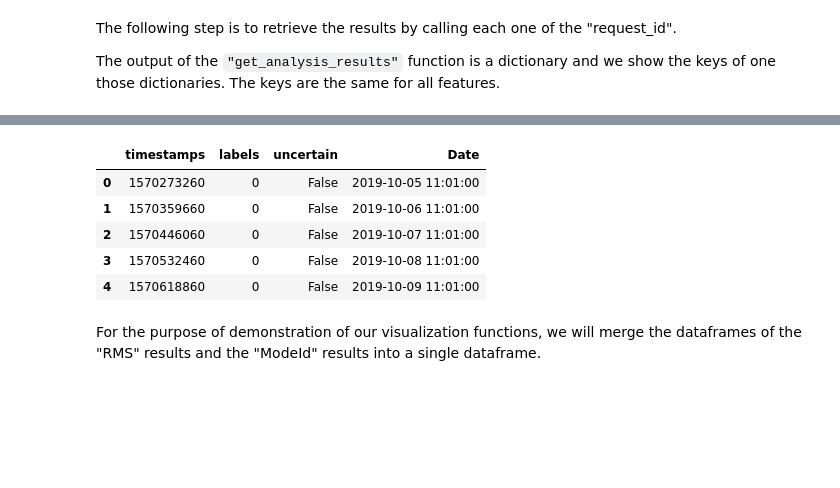
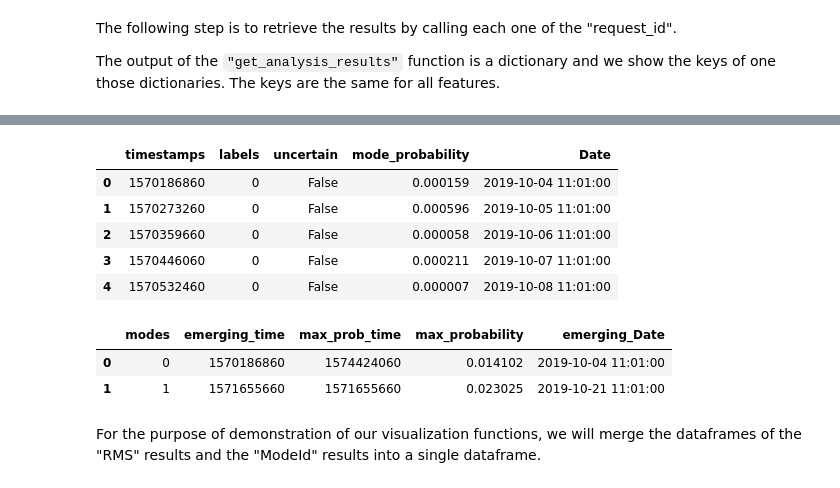
Before and after one commit to vikinganalytics/mvg, a Jupyter notebook: docs/source/content/examples/analysis_visual.ipynb, the cells around one changed output, grey strips where cells are left out. Cells and saved outputs as stored; diff of their text form; code cells hidden in the pictures; blank space fills up the shorter version.

```diff
--- a/docs/source/content/examples/analysis_visual.ipynb
+++ b/docs/source/content/examples/analysis_visual.ipynb
@@ -22,5 +26,5 @@ Note that the `TOKEN` is used both for authorization and authentication. Thus, e
 **You need to insert your token received from Viking Analytics here:
 # %%
 # Replace by your own Token
-VALID_TOKEN = "Add token here"
+VALID_TOKEN = os.environ['TEST_TOKEN']
 # %% [markdown]
@@ -161,10 +165,10 @@ The following step is to retrieve the results by calling each one of the "reques
 The output of the `"get_analysis_results"` function is a dictionary and we show the keys of one those dictionaries.
 The keys are the same for all features.
 # %%
-rms_table1 = session.get_analysis_results(request_id=REQUEST_IDS_u0001[0])
-mode_table1 = session.get_analysis_results(request_id=REQUEST_IDS_u0001[1])
-rms_table5 = session.get_analysis_results(request_id=REQUEST_IDS_u0005[0])
-mode_table5 = session.get_analysis_results(request_id=REQUEST_IDS_u0005[1])
+rms_output1 = session.get_analysis_results(request_id=REQUEST_IDS_u0001[0])
+mode_output1 = session.get_analysis_results(request_id=REQUEST_IDS_u0001[1])
+rms_output5 = session.get_analysis_results(request_id=REQUEST_IDS_u0005[0])
+mode_output5 = session.get_analysis_results(request_id=REQUEST_IDS_u0005[1])
 
-rms_table1.keys()
+rms_output1.keys()
 # %% [output]
@@ -201,14 +225,27 @@ Similarly to the "RMS" feature, the "timestamp" column is converted to a timesta
 # %%
-df_mode1 = pd.DataFrame(mode_table1["results"])
+mode_all1 = mode_output1["results"].copy()
+mode_emerging1 = mode_all1.pop("mode_info")
+
+# Conversion to dataframe of the full mode labels table
+df_mode1 = pd.DataFrame(mode_all1)
 df_mode1['Date'] = pd.to_datetime(df_mode1['timestamps'], unit="s")
 df_mode1.head()
 # %% [output]
-|  | timestamps | labels | uncertain | Date |
-| 0 | 1570273260 | 0 | False | 2019-10-05 11:01:00 |
-| 1 | 1570359660 | 0 | False | 2019-10-06 11:01:00 |
-| 2 | 1570446060 | 0 | False | 2019-10-07 11:01:00 |
-| 3 | 1570532460 | 0 | False | 2019-10-08 11:01:00 |
-| 4 | 1570618860 | 0 | False | 2019-10-09 11:01:00 |
+|  | timestamps | labels | uncertain | mode_probability | Date |
+| 0 | 1570186860 | 0 | False | 0.000159 | 2019-10-04 11:01:00 |
+| 1 | 1570273260 | 0 | False | 0.000596 | 2019-10-05 11:01:00 |
+| 2 | 1570359660 | 0 | False | 0.000058 | 2019-10-06 11:01:00 |
+| 3 | 1570446060 | 0 | False | 0.000211 | 2019-10-07 11:01:00 |
+| 4 | 1570532460 | 0 | False | 0.000007 | 2019-10-08 11:01:00 |
+# %%
+# Conversion to dataframe of the emerging modes table
+df_emerging1 = pd.DataFrame(mode_emerging1)
+df_emerging1['emerging_Date'] = pd.to_datetime(df_emerging1['emerging_time'], unit="s")
+df_emerging1.head()
+# %% [output]
+|  | modes | emerging_time | max_prob_time | max_probability | emerging_Date |
+| 0 | 0 | 1570186860 | 1574424060 | 0.014102 | 2019-10-04 11:01:00 |
+| 1 | 1 | 1571655660 | 1571655660 | 0.023025 | 2019-10-21 11:01:00 |
 # %% [markdown]
 For the purpose of demonstration of our visualization functions, we will merge the dataframes of the "RMS" results and the "ModeId" results into a single dataframe.
 # %%
```
Also changed, not shown: parts of 37 cells of this notebook, 1 other file.
